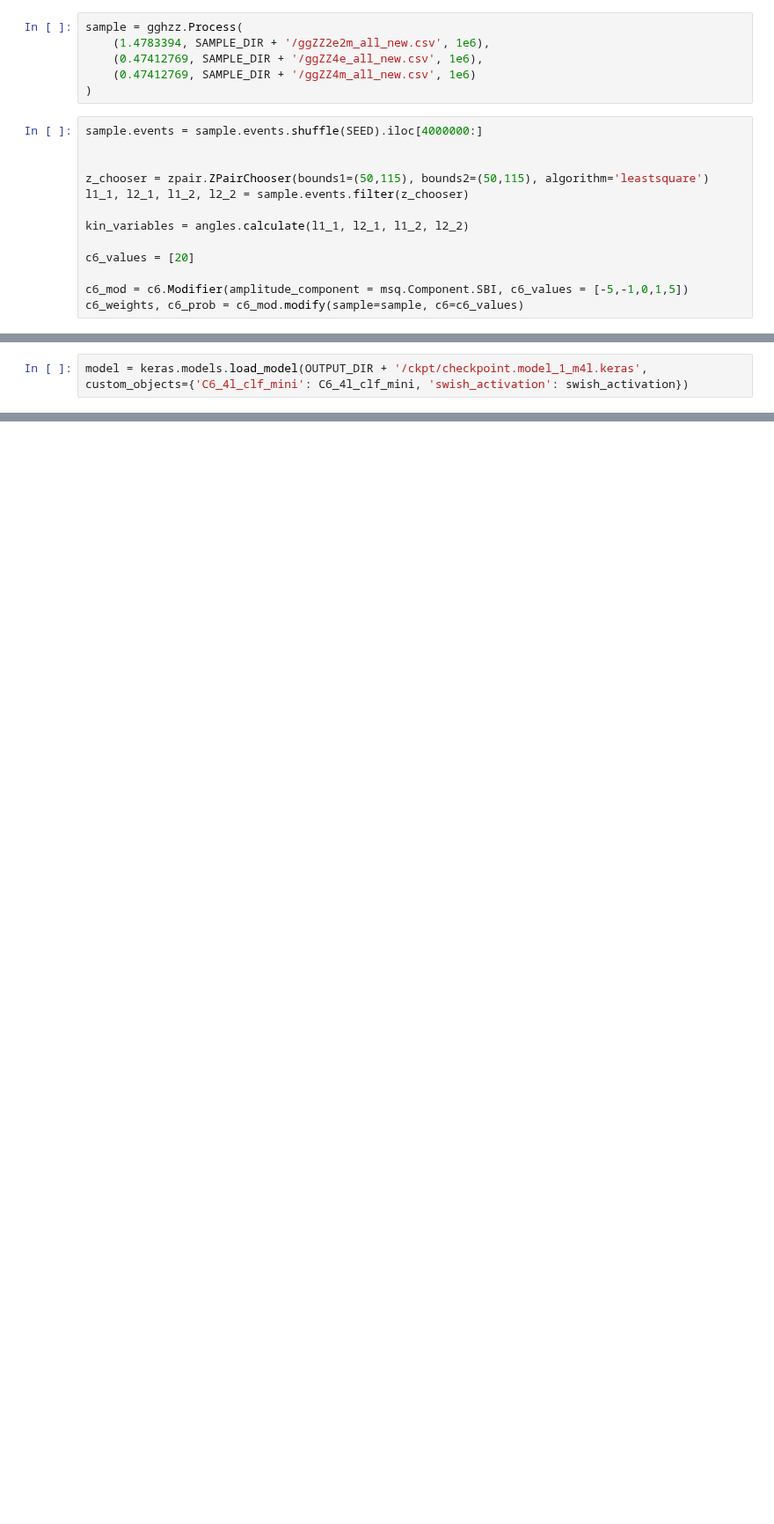
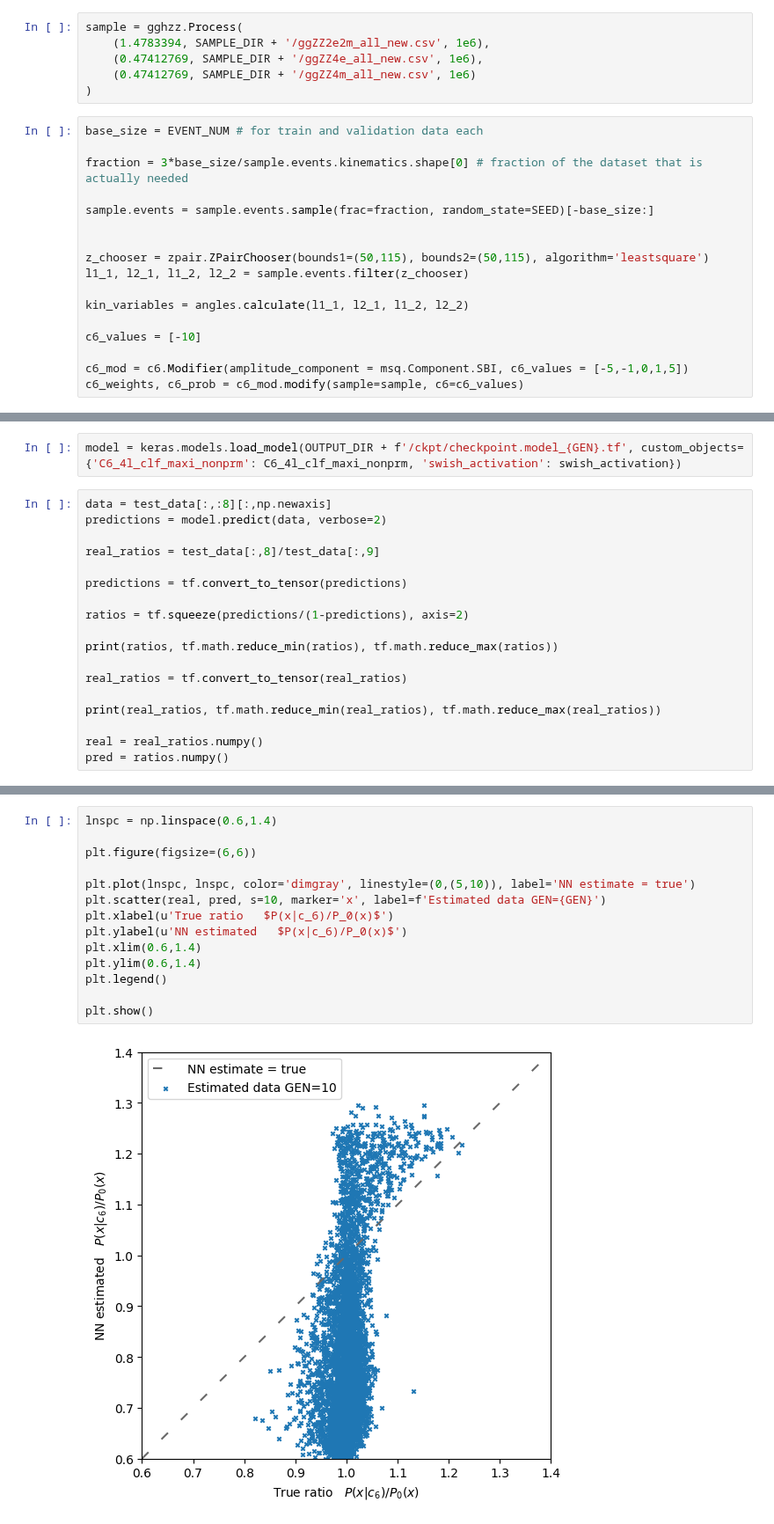
Before and after one commit to taehyounpark/higgs-offshell-interpretation, a Jupyter notebook: classifier-nn.ipynb, the cells around one changed output, grey strips where cells are left out. Shown at 88% size. Saved outputs shown, nothing was run; the diff lists cells and outputs as text; blank space fills up the shorter version.

Commit message:
Updates for different training iterations

```diff
--- a/classifier-nn.ipynb
+++ b/classifier-nn.ipynb
@@ -27,7 +26,11 @@ sample = gghzz.Process(
     (0.47412769, SAMPLE_DIR + '/ggZZ4m_all_new.csv', 1e6)
 )
 # %%
-sample.events = sample.events.shuffle(SEED).iloc[4000000:]
+base_size = EVENT_NUM # for train and validation data each
+
+fraction = 3*base_size/sample.events.kinematics.shape[0] # fraction of the dataset that is actually needed
+
+sample.events = sample.events.sample(frac=fraction, random_state=SEED)[-base_size:]
 
 
 z_chooser = zpair.ZPairChooser(bounds1=(50,115), bounds2=(50,115), algorithm='leastsquare')
@@ -35,7 +38,7 @@ l1_1, l2_1, l1_2, l2_2 = sample.events.filter(z_chooser)
 
 kin_variables = angles.calculate(l1_1, l2_1, l1_2, l2_2)
 
-c6_values = [20]
+c6_values = [-10]
 
 c6_mod = c6.Modifier(amplitude_component = msq.Component.SBI, c6_values = [-5,-1,0,1,5])
 c6_weights, c6_prob = c6_mod.modify(sample=sample, c6=c6_values)
@@ -52,2 +119,20 @@ print(test_data, test_data.shape)
 # %%
-model = keras.models.load_model(OUTPUT_DIR + '/ckpt/checkpoint.model_1_m4l.keras', custom_objects={'C6_4l_clf_mini': C6_4l_clf_mini, 'swish_activation': swish_activation})
+model = keras.models.load_model(OUTPUT_DIR + f'/ckpt/checkpoint.model_{GEN}.tf', custom_objects={'C6_4l_clf_maxi_nonprm': C6_4l_clf_maxi_nonprm, 'swish_activation': swish_activation})
+# %%
+data = test_data[:,:8][:,np.newaxis]
+predictions = model.predict(data, verbose=2)
+
+real_ratios = test_data[:,8]/test_data[:,9]
+
+predictions = tf.convert_to_tensor(predictions)
+
+ratios = tf.squeeze(predictions/(1-predictions), axis=2)
+
+print(ratios, tf.math.reduce_min(ratios), tf.math.reduce_max(ratios))
+
+real_ratios = tf.convert_to_tensor(real_ratios)
+
+print(real_ratios, tf.math.reduce_min(real_ratios), tf.math.reduce_max(real_ratios))
+
+real = real_ratios.numpy()
+pred = ratios.numpy()
@@ -53,0 +150,16 @@ model = keras.models.load_model(OUTPUT_DIR + '/ckpt/checkpoint.model_1_m4l.keras
+# %%
+lnspc = np.linspace(0.6,1.4)
+
+plt.figure(figsize=(6,6))
+
+plt.plot(lnspc, lnspc, color='dimgray', linestyle=(0,(5,10)), label='NN estimate = true')
+plt.scatter(real, pred, s=10, marker='x', label=f'Estimated data GEN={GEN}')
+plt.xlabel(u'True ratio   $P(x|c_6)/P_0(x)$')
+plt.ylabel(u'NN estimated   $P(x|c_6)/P_0(x)$')
+plt.xlim(0.6,1.4)
+plt.ylim(0.6,1.4)
+plt.legend()
+
+plt.show()
+# %% [output]
+[figure, added]
```
Also changed, not shown: parts of 8 cells of this notebook, 8 other files.
